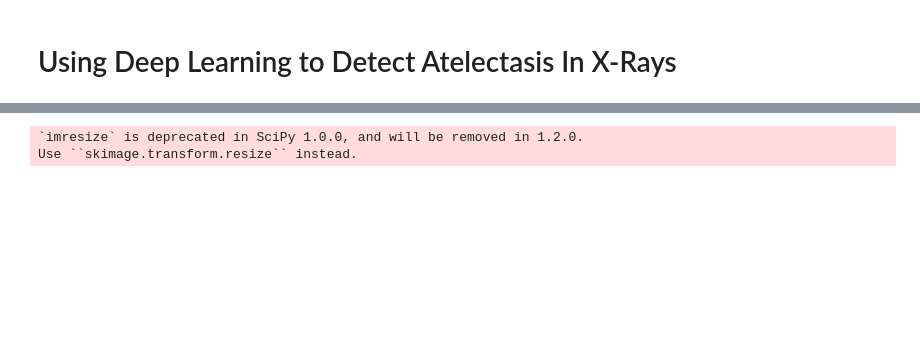
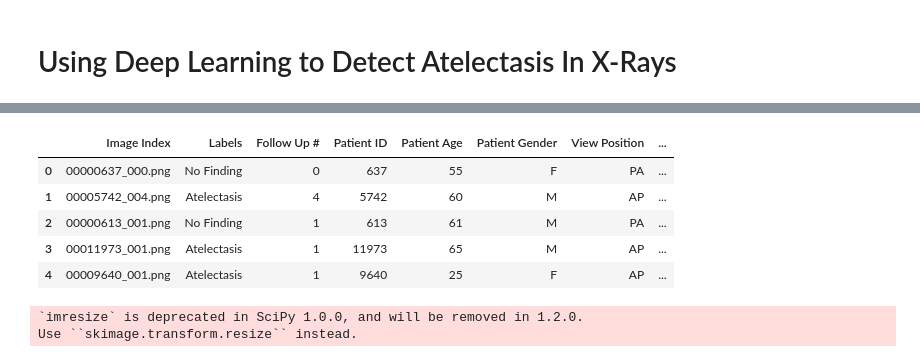
Before and after one commit to JosephMCoxIV/LungCancerAnalysis, a Jupyter notebook: DeepLearningXRays.ipynb, the cells around one changed output, grey strips where cells are left out. Drawn from its saved outputs; the diff is of its cells as text; code cells hidden in the pictures; blank space fills up the shorter version.

```diff
--- a/DeepLearningXRays.ipynb
+++ b/DeepLearningXRays.ipynb
@@ -38,3 +36,12 @@ Using TensorFlow backend.
+# %%
+data.head()
+# %% [output]
+|  | Image Index | Labels | Follow Up # | Patient ID | Patient Age | Patient Gender | View Position | ... |
+| 0 | 00000637_000.png | No Finding | 0 | 637 | 55 | F | PA | ... |
+| 1 | 00005742_004.png | Atelectasis | 4 | 5742 | 60 | M | AP | ... |
+| 2 | 00000613_001.png | No Finding | 1 | 613 | 61 | M | PA | ... |
+| 3 | 00011973_001.png | Atelectasis | 1 | 11973 | 65 | M | AP | ... |
+| 4 | 00009640_001.png | Atelectasis | 1 | 9640 | 25 | F | AP | ... |
 # %%
 def load_image(path, size=224):
     img = Image.open(path.strip())
```
Also changed, not shown: parts of 9 cells of this notebook.
